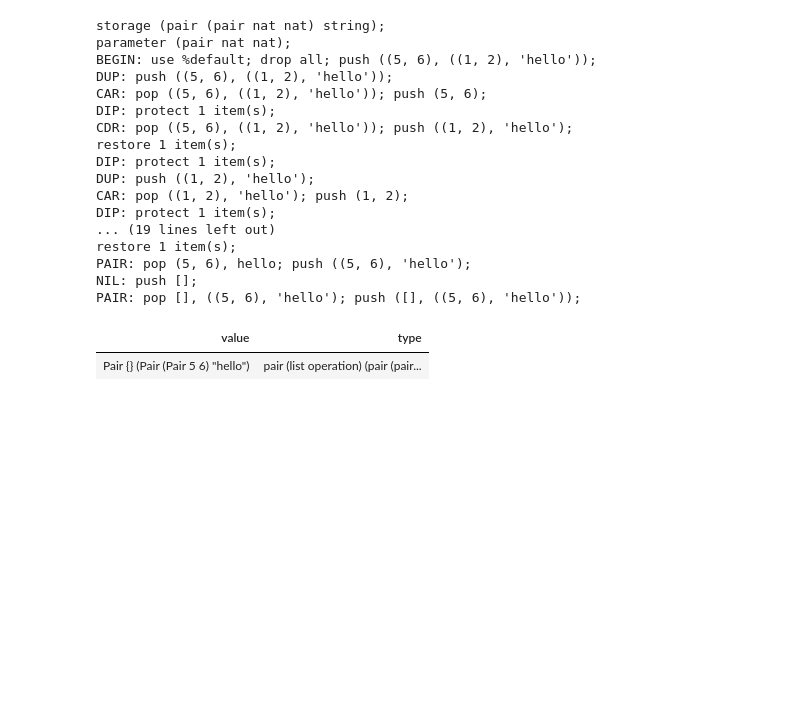
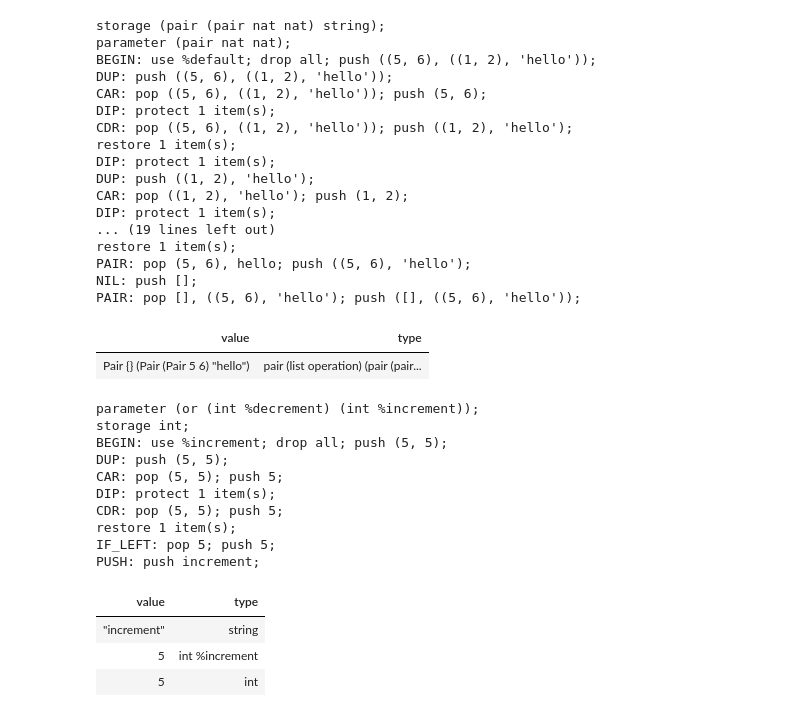
Before and after one commit to baking-bad/michelson-labs, a Jupyter notebook: notebooks/tutorials/Sandbox.ipynb, the cells around one changed output. Drawn from its saved outputs; the diff is of its cells as text; code cells hidden in the pictures; blank space fills up the shorter version.

```diff
--- a/notebooks/tutorials/Sandbox.ipynb
+++ b/notebooks/tutorials/Sandbox.ipynb
@@ -904,3 +904,27 @@ NIL: push [];
 PAIR: pop [], ((5, 6), 'hello'); push ([], ((5, 6), 'hello'));
 | value | type |
 | Pair {} (Pair (Pair 5 6) "hello") | pair (list operation) (pair (pair... |
+# %%
+parameter (or (int %decrement) (int %increment)) ;
+storage int ;
+BEGIN %increment 5 5 ;
+UNPAIR ;
+IF_LEFT
+    { PUSH string "decrement" ; }
+    { PUSH string "increment" ; } ;
+DUMP ;
+# %% [output]
+parameter (or (int %decrement) (int %increment));
+storage int;
+BEGIN: use %increment; drop all; push (5, 5);
+DUP: push (5, 5);
+CAR: pop (5, 5); push 5;
+DIP: protect 1 item(s);
+CDR: pop (5, 5); push 5;
+restore 1 item(s);
+IF_LEFT: pop 5; push 5;
+PUSH: push increment;
+| value | type |
+| "increment" | string |
+| 5 | int %increment |
+| 5 | int |
```
Also changed, not shown: parts of 1 cell of this notebook, 1 other file.
